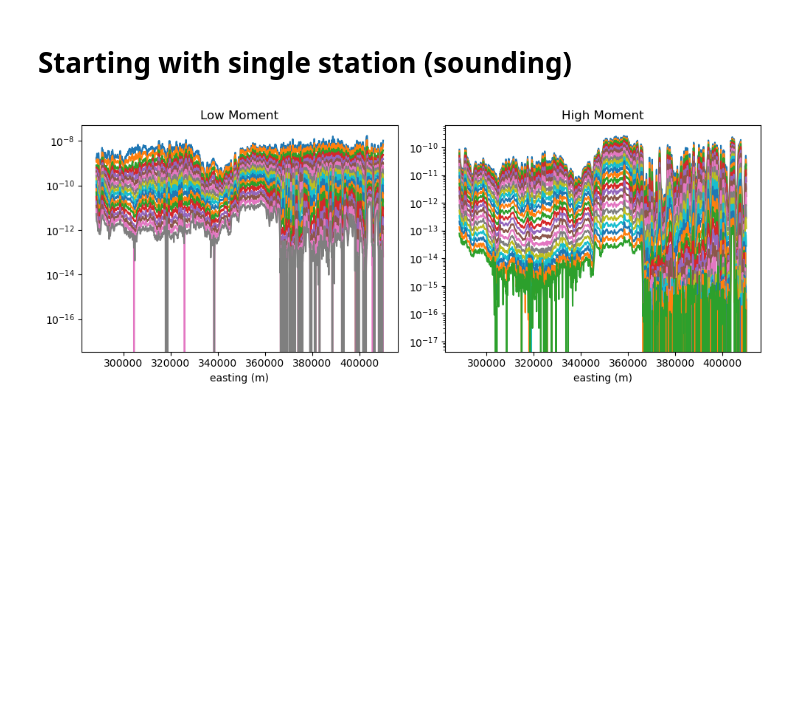
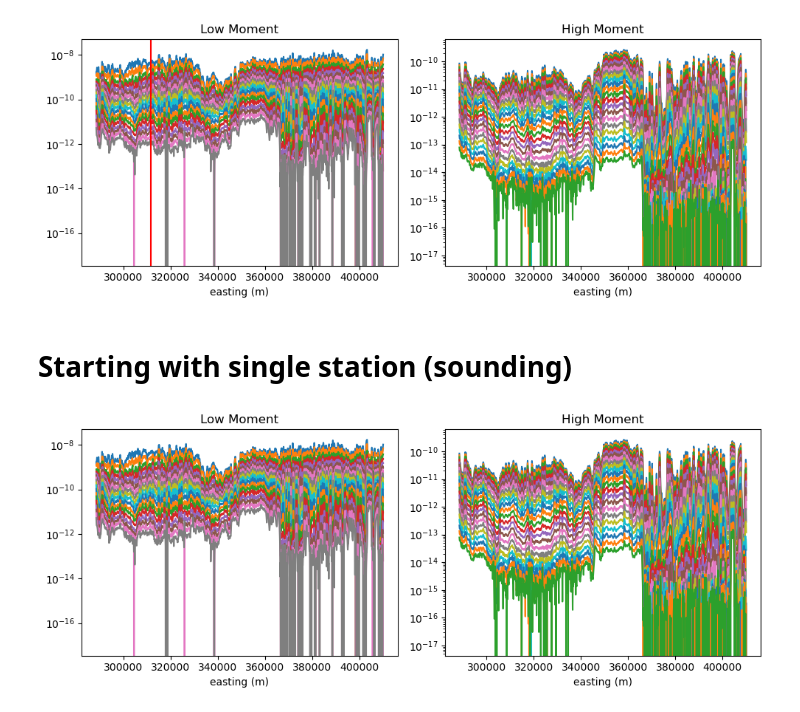
Before and after one commit to oscarshek/EOSC-556-Project, a Jupyter notebook: Notebook/AusAEM_WA.ipynb, the cells around one changed output. Cells and saved outputs as stored; diff of their text form; code cells hidden in the pictures; blank space fills up the shorter version.

```diff
--- a/Notebook/AusAEM_WA.ipynb
+++ b/Notebook/AusAEM_WA.ipynb
@@ -100,3 +104,33 @@ plt.show()
+# %%
+# define useful dataframe
+df_selected = df[df["GA_Project"] == flightline]
+easting = df_selected["Easting"]
+northing = df_selected["Northing"]
+# z component Low Moment, High Moment
+LM_Z=df_selected.iloc[:, 66:84]*1e-12
+HM_Z=df_selected.iloc[:, 84:107]*1e-12
+# z component relative uncertainty Low Moment, High Moment
+RUNC_LM_Z=df_selected.iloc[:, 107:125]
+RUNC_HM_Z=df_selected.iloc[:, 125:148]
+
+station = df[sounding:sounding+1]
+
+# look at the data
+fig, ax = plt.subplots(1, 2, figsize=(10,4))
+
+ax[0].semilogy(easting, LM_Z)
+ax[0].set_xlabel('easting (m)')
+#ax[0].set_ylim(1e-5, 1e5)
+ax[0].set_title('Low Moment')
+ax[0].axvline(station.iloc[0, 18], c="r")
+
+ax[1].semilogy(easting, HM_Z)
+ax[1].set_xlabel('easting (m)')
+ax[1].set_title('High Moment')
+
+plt.tight_layout()
+# %% [output]
+[figure, added]
 # %% [markdown]
 # Starting with single station (sounding)
 # %%
```
Also changed, not shown: parts of 12 cells of this notebook, 8 other files.
